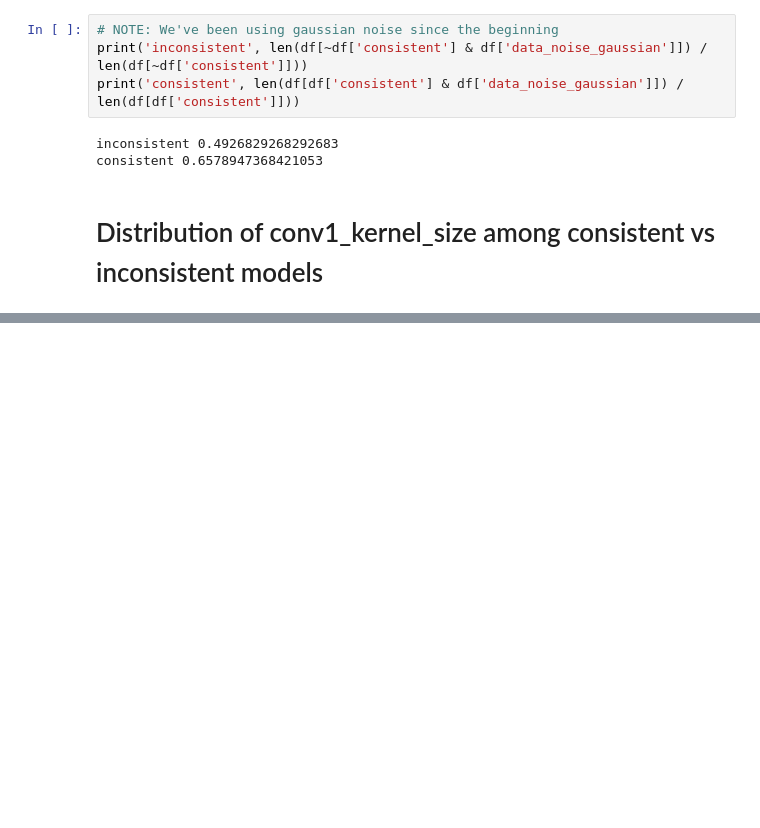
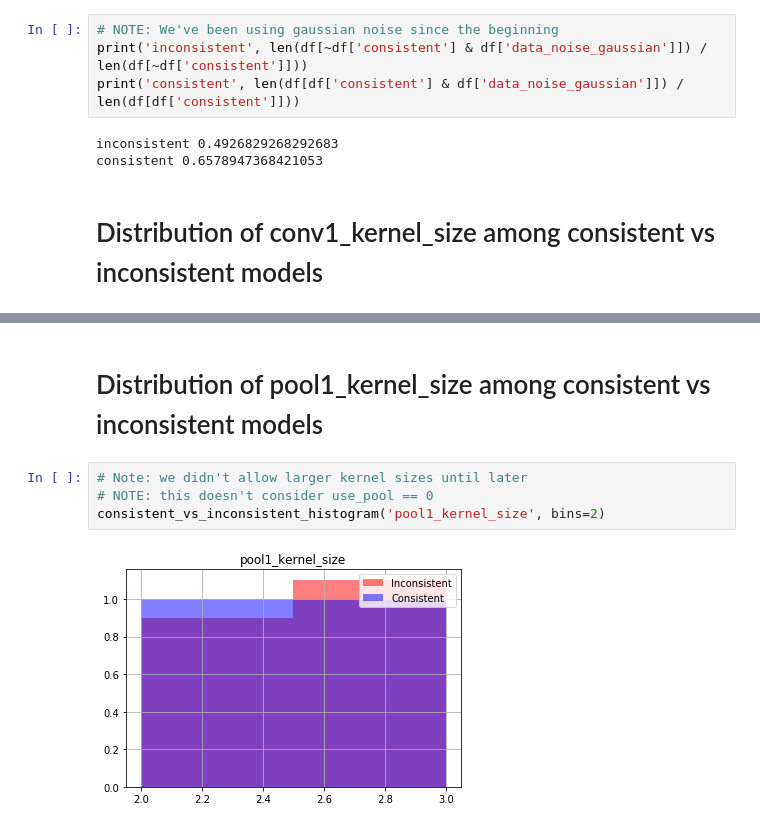
Before and after one commit to zhanwenchen/beam_nn, a Jupyter notebook: notebooks/Hyperparameter Analysis.ipynb, the cells around one changed output, grey strips where cells are left out. Cells and saved outputs as stored; diff of their text form; blank space fills up the shorter version.

```diff
--- a/notebooks/Hyperparameter Analysis.ipynb
+++ b/notebooks/Hyperparameter Analysis.ipynb
@@ -258,0 +161,8 @@ plot_merged_cnr_hyperparameters(df_consistent_cnr_snr, 'target_in_vivo_avg_cnr_d
+# %% [markdown]
+# Distribution of pool1_kernel_size among consistent vs inconsistent models
+# %%
+# Note: we didn't allow larger kernel sizes until later
+# NOTE: this doesn't consider use_pool == 0
+consistent_vs_inconsistent_histogram('pool1_kernel_size', bins=2)
+# %% [output]
+[figure, added]
```
Also changed, not shown: parts of 44 cells of this notebook.
